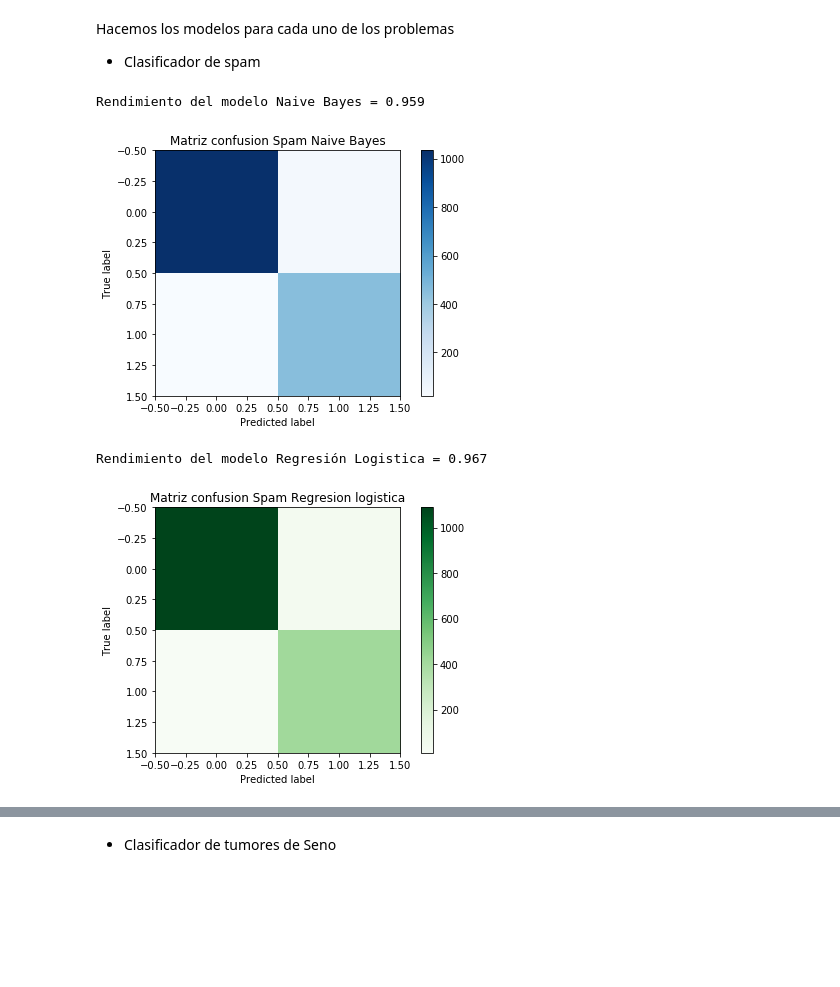
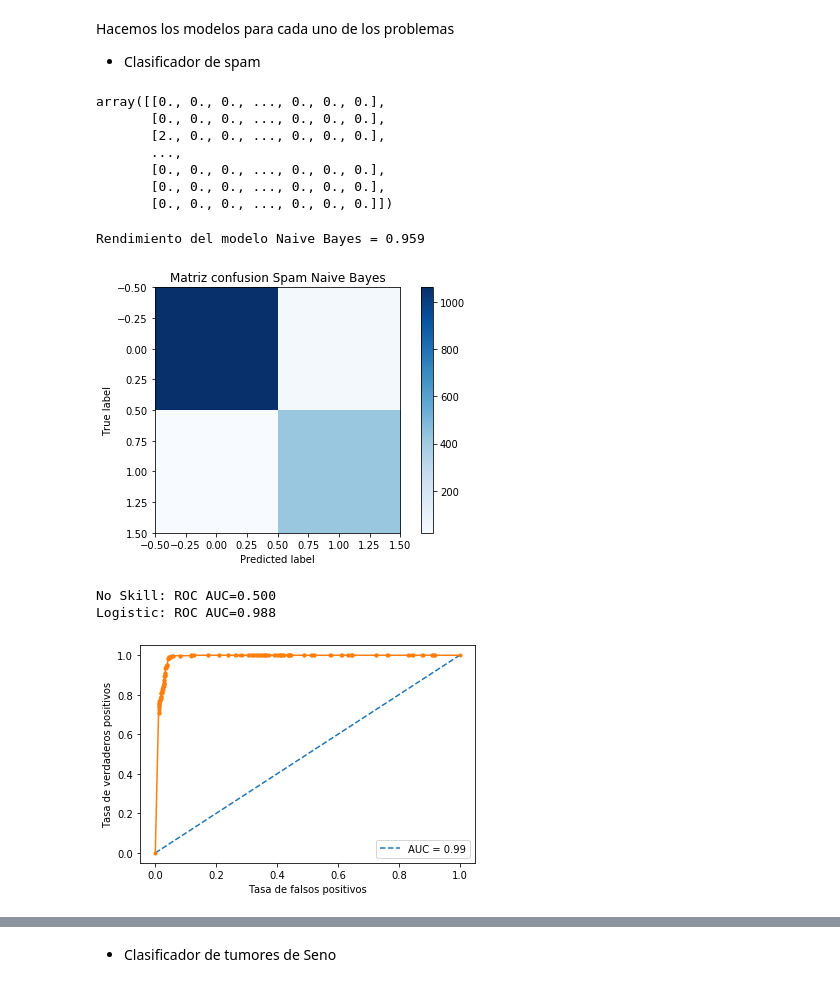
Before and after one commit to jomen93/ML, a Jupyter notebook: Tarea_3/Tarea_3_3.ipynb, the cells around one changed output, grey strips where cells are left out. Drawn from its saved outputs; the diff is of its cells as text; code cells hidden in the pictures; blank space fills up the shorter version.

```diff
--- a/Tarea_3/Tarea_3_3.ipynb
+++ b/Tarea_3/Tarea_3_3.ipynb
@@ -78,44 +80,63 @@ Tamaño de datos = (682, 9), objetivos = (682, 1)
 Hacemos los modelos para cada uno de los problemas
 
 * Clasificador de spam
+# %%
+X_testNBs
+# %% [output]
+array([[0., 0., 0., ..., 0., 0., 0.],
+       [0., 0., 0., ..., 0., 0., 0.],
+       [2., 0., 0., ..., 0., 0., 0.],
+       ...,
+       [0., 0., 0., ..., 0., 0., 0.],
+       [0., 0., 0., ..., 0., 0., 0.],
+       [0., 0., 0., ..., 0., 0., 0.]])
 # %%
 # Clasificacion de spam
 
-X_trainNBs, X_testNBs, Y_trainNBs,Y_testNBs = train_test_split(x_data_s,x_target_s,test_size = 0.3)
+X_trainNBs, X_testNBs, Y_trainNBs,Y_testNBs = train_test_split(x_data_s,x_target_s,test_size = 0.3,stratify=x_target_s)
 # Modelo Bayesiano ingenuo
 spam_model_NB = MultinomialNB(alpha = 1e-10, class_prior = None, fit_prior=False)
 spam_model_NB.fit(X_trainNBs,np.ravel(Y_trainNBs))
 print("Rendimiento del modelo Naive Bayes = {:.3f}".format(spam_model_NB.score(X_testNBs,Y_testNBs)))
 pred_prob_NB = spam_model_NB.predict(X_testNBs)
 
 cms = confusion_matrix(Y_testNBs,pred_prob_NB)
 plt.imshow(cms,interpolation = "nearest",cmap = plt.cm.Blues)
 plt.tight_layout()
 plt.ylabel('True label')
 plt.xlabel('Predicted label')
 plt.title("Matriz confusion Spam Naive Bayes")
 plt.colorbar()
 plt.show()
 
 
 
-# Modelo de regresión logística
-X_trainLRs, X_testLRs, Y_trainLRs,Y_testLRs = train_test_split(x_data_s,x_target_s,test_size = 0.3)
-spam_model_LR = LogisticRegression(random_state=0,solver= "newton-cg")
-spam_model_LR.fit(X_trainLRs,np.ravel(Y_trainLRs))
-print("Rendimiento del modelo Regresión Logistica = {:.3f}".format(spam_model_LR.score(X_testLRs,Y_testLRs)))
-pred_prob_LR = spam_model_LR.predict(X_testLRs)
+ns_probs = np.zeros(len(Y_testNBs))
+LR_probs = spam_model_NB.predict_proba(X_testNBs)
+LR_probs = LR_probs[:,1]
 
-cms = confusion_matrix(Y_testLRs,pred_prob_LR)
-plt.imshow(cms,interpolation = "nearest",cmap = plt.cm.Greens)
-plt.tight_layout()
-plt.ylabel('True label')
-plt.xlabel('Predicted label')
-plt.title("Matriz confusion Spam Regresion logistica")
-plt.colorbar()
+ns_auc = roc_auc_score(Y_testNBs, ns_probs)
+lr_auc = roc_auc_score(Y_testNBs, LR_probs)
+
+
+print('No Skill: ROC AUC=%.3f' % (ns_auc))
+print('Logistic: ROC AUC=%.3f' % (lr_auc))
+
+ns_fpr, ns_tpr, _ = roc_curve(Y_testNBs, ns_probs)
+lr_fpr, lr_tpr, _ = roc_curve(Y_testNBs, LR_probs)
+roc_auc_ = auc(lr_fpr,lr_tpr)
+
+plt.plot(ns_fpr, ns_tpr, linestyle='--',label = 'AUC = %0.2f' % roc_auc_)
+plt.plot(lr_fpr, lr_tpr, marker='.')
+
+plt.xlabel('Tasa de falsos positivos')
+plt.ylabel('Tasa de verdaderos positivos')
+
+plt.legend()
 plt.show()
 # %% [output]
 Rendimiento del modelo Naive Bayes = 0.959
-[figure, old version]
+[figure, new version]
-Rendimiento del modelo Regresión Logistica = 0.967
+No Skill: ROC AUC=0.500
+Logistic: ROC AUC=0.988
-[figure, old version]
+[figure, new version]
```
Also changed, not shown: parts of 10 cells of this notebook, 2 other files.
